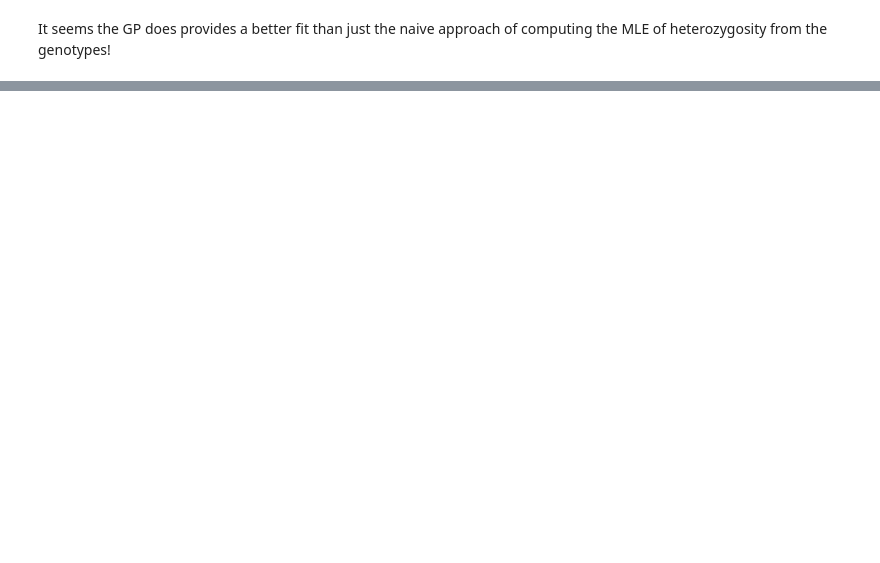
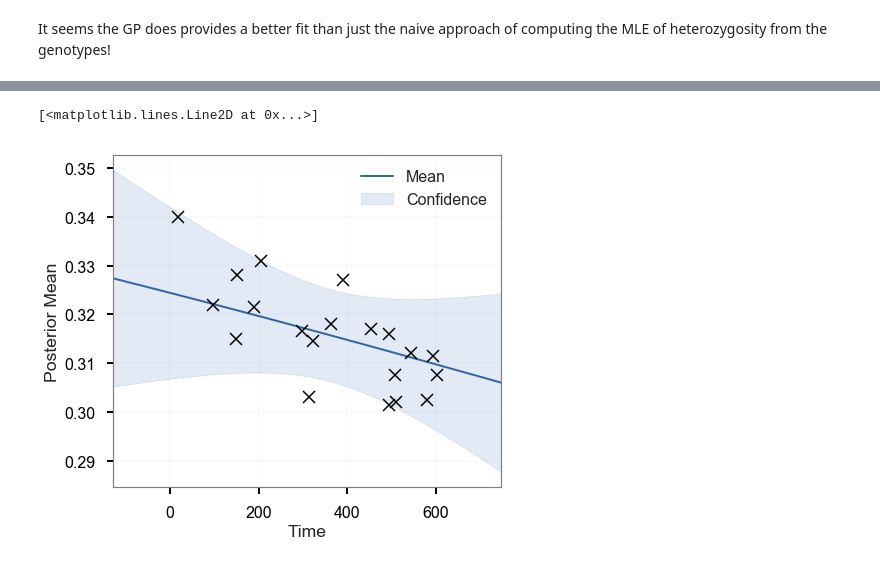
Before and after one commit to ancient-dna/hetgp, a Jupyter notebook: notebooks/wright-fisher-sim.ipynb, the cells around one changed output, grey strips where cells are left out. Drawn from its saved outputs; the diff is of its cells as text; code cells hidden in the pictures; blank space fills up the shorter version.

```diff
--- a/notebooks/wright-fisher-sim.ipynb
+++ b/notebooks/wright-fisher-sim.ipynb
@@ -241,0 +250,21 @@ It seems the GP does provides a better fit than just the naive approach of compu
+# %%
+# simulate frequency trajectories
+p = 2000 # number of SNPs
+n_e = 5000 # effective population size
+max_gen = 700 # number of generations to sim 700*25 17500
+F = simulate_frequencies(p, n_e, max_gen)
+
+# simulate genotypes
+n = 20
+t = np.sort(np.random.choice(range(F.shape[0]), size=n, replace=False))
+X = simulate_genotypes(t, F)
+h_hat = compute_mean_heterozygosity(X)
+# %%
+kern = gp.kern.Matern52(1)
+model = gp.models.GPRegression(t[:,None], h_hat[:,None], kern)
+
+# fixing the noise variance
+h_mod = H[-1,:]
+sigma2_e = np.sum(h_mod * (1. - h_mod)) / p**2
+model[".*Gaussian_noise"] = sigma2_e
+model[".*Gaussian_noise"].fix()
@@ -241,0 +278,8 @@ It seems the GP does provides a better fit than just the naive approach of compu
+# %%
+model.plot_f();
+plt.xlabel("Time");
+plt.ylabel("Posterior Mean");
+plt.plot(t, h_hat,'kx',mew=1.5)
+# %% [output]
+[<matplotlib.lines.Line2D at 0x...>]
+[figure, added]
```
Also changed, not shown: parts of 24 cells of this notebook, 3 other files.
